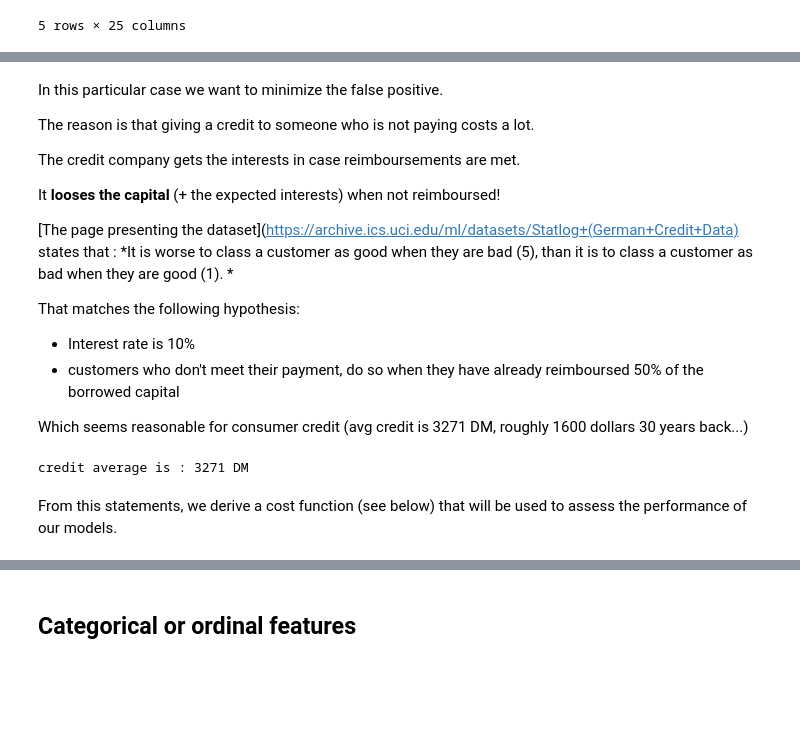
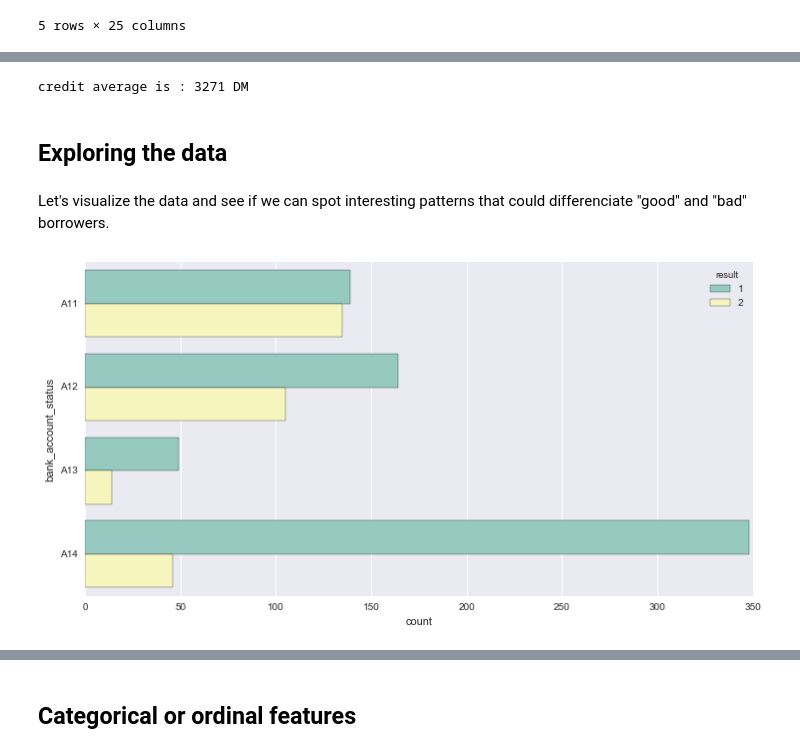
Before and after one commit to rlhez/scoring, a Jupyter notebook: scoring.ipynb, the cells around one changed output, grey strips where cells are left out. Cells and saved outputs as stored; diff of their text form; code cells hidden in the pictures; blank space fills up the shorter version.

```diff
--- a/scoring.ipynb
+++ b/scoring.ipynb
@@ -76,22 +82,14 @@ Our goal is to select the model which "best" separates good and bad borrowers, w
-# %% [markdown]
-In this particular case we want to minimize the false positive.
-
-The reason is that giving a credit to someone who is not paying costs a lot.
-
-The credit company gets the interests in case reimboursements are met.
-
-It **looses the capital** (+ the expected interests) when not reimboursed!
-
-[The page presenting the dataset](https://archive.ics.uci.edu/ml/datasets/Statlog+(German+Credit+Data) states that : *It is worse to class a customer as good when they are bad (5), than it is to class a customer as bad when they are good (1). *
-
-That matches the following hypothesis:
-- Interest rate is 10%
-- customers who don't meet their payment, do so when they have already reimboursed 50% of the borrowed capital
-
-Which seems reasonable for consumer credit (avg credit is 3271 DM, roughly 1600 dollars 30 years back...)
 # %%
 print "credit average is : {0:.0f} DM".format(data['credit_amount'].mean())
 # %% [output]
 credit average is : 3271 DM
-# %% [markdown]
-From this statements, we derive a cost function (see below) that will be used to assess the performance of our models.
+# %% [markdown]
+## Exploring the data
+# %% [markdown]
+Let's visualize the data and see if we can spot interesting patterns that could differenciate "good" and "bad" borrowers.
+# %%
+features = data.ix[:,:-1]
+features = features.columns.tolist()
+a0 = sns.countplot(y=features[0], hue="result", data=data,order=np.unique(data[features[0]].values), palette="Set3")
+# %% [output]
+[figure, added]
```
Also changed, not shown: parts of 67 cells of this notebook, 1 other file.
